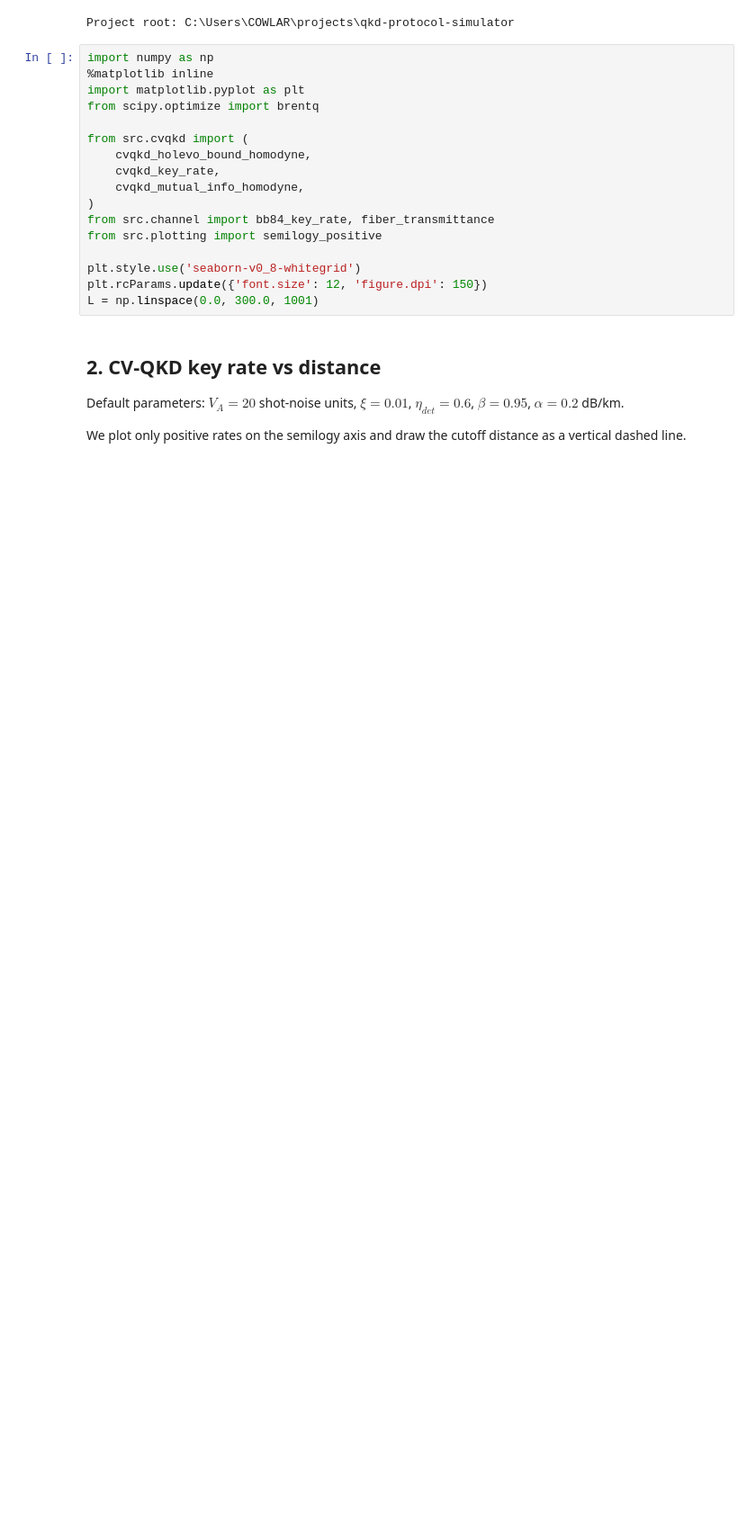
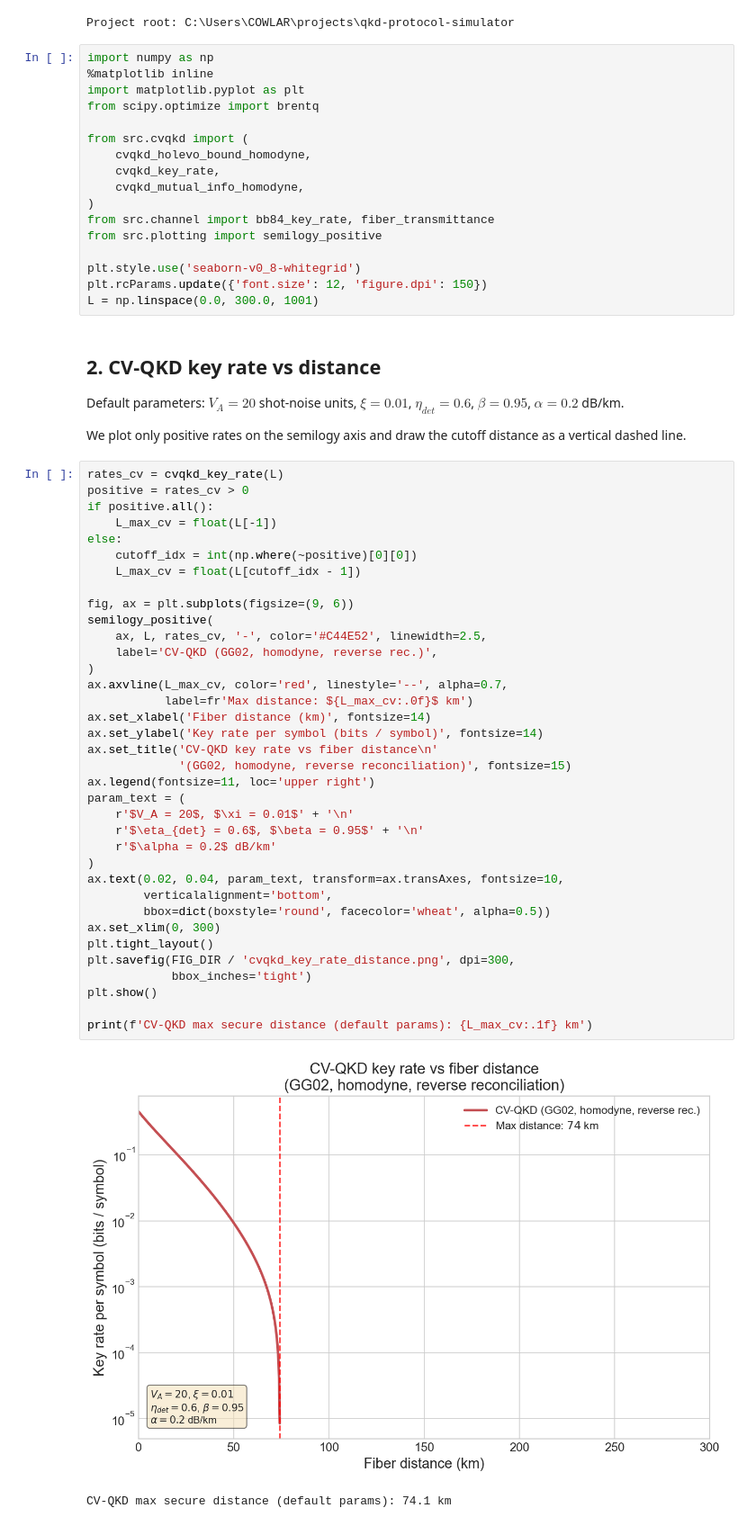
Before and after one commit to abbas-ahmad-cowlar/qkd-protocol-simulator, a Jupyter notebook: notebooks/05_key_rate_analysis.ipynb, the cells around one changed output. Shown at 90% size. Cells and saved outputs as stored; diff of their text form; blank space fills up the shorter version.

Commit message:
Add 05 key rate analysis code cell 6

```diff
--- a/notebooks/05_key_rate_analysis.ipynb
+++ b/notebooks/05_key_rate_analysis.ipynb
@@ -61,3 +61,42 @@ L = np.linspace(0.0, 300.0, 1001)
 Default parameters: $V_A = 20$ shot-noise units, $\xi = 0.01$, $\eta_{det} = 0.6$, $\beta = 0.95$, $\alpha = 0.2$ dB/km.
 
 We plot only positive rates on the semilogy axis and draw the cutoff distance as a vertical dashed line.
+# %%
+rates_cv = cvqkd_key_rate(L)
+positive = rates_cv > 0
+if positive.all():
+    L_max_cv = float(L[-1])
+else:
+    cutoff_idx = int(np.where(~positive)[0][0])
+    L_max_cv = float(L[cutoff_idx - 1])
+
+fig, ax = plt.subplots(figsize=(9, 6))
+semilogy_positive(
+    ax, L, rates_cv, '-', color='#C44E52', linewidth=2.5,
+    label='CV-QKD (GG02, homodyne, reverse rec.)',
+)
+ax.axvline(L_max_cv, color='red', linestyle='--', alpha=0.7,
+           label=fr'Max distance: ${L_max_cv:.0f}$ km')
+ax.set_xlabel('Fiber distance (km)', fontsize=14)
+ax.set_ylabel('Key rate per symbol (bits / symbol)', fontsize=14)
+ax.set_title('CV-QKD key rate vs fiber distance\n'
+             '(GG02, homodyne, reverse reconciliation)', fontsize=15)
+ax.legend(fontsize=11, loc='upper right')
+param_text = (
+    r'$V_A = 20$, $\xi = 0.01$' + '\n'
+    r'$\eta_{det} = 0.6$, $\beta = 0.95$' + '\n'
+    r'$\alpha = 0.2$ dB/km'
+)
+ax.text(0.02, 0.04, param_text, transform=ax.transAxes, fontsize=10,
+        verticalalignment='bottom',
+        bbox=dict(boxstyle='round', facecolor='wheat', alpha=0.5))
+ax.set_xlim(0, 300)
+plt.tight_layout()
+plt.savefig(FIG_DIR / 'cvqkd_key_rate_distance.png', dpi=300,
+            bbox_inches='tight')
+plt.show()
+
+print(f'CV-QKD max secure distance (default params): {L_max_cv:.1f} km')
+# %% [output]
+[figure, added]
+CV-QKD max secure distance (default params): 74.1 km
```
